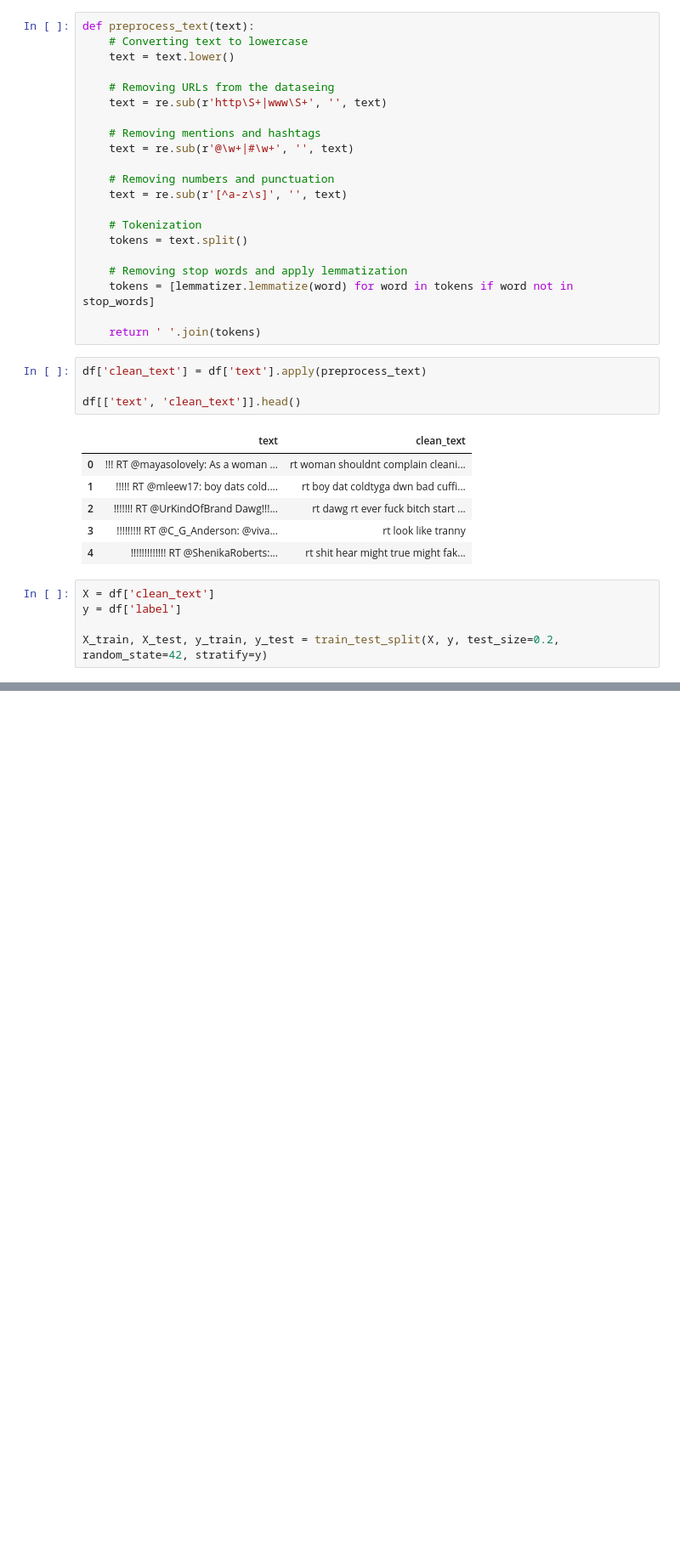
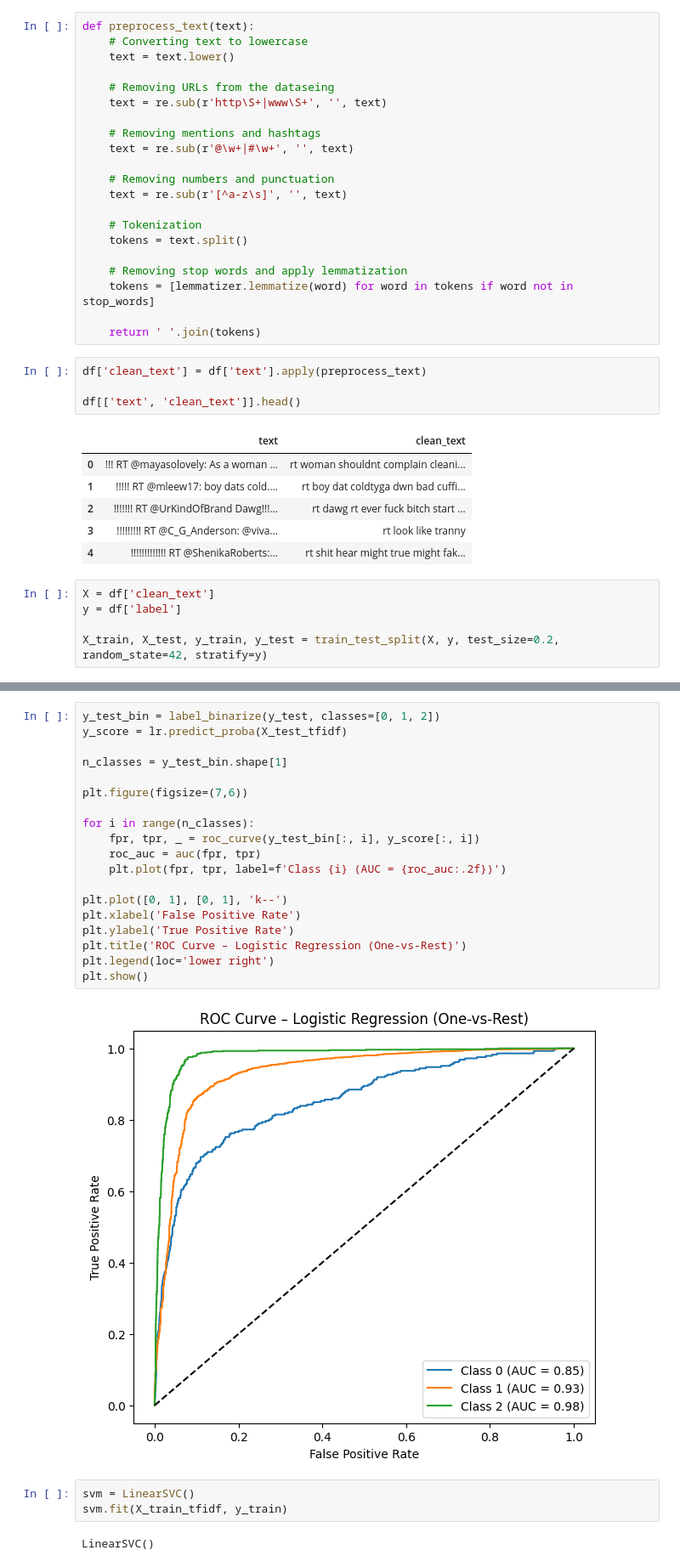
Before and after one commit to PrajjwalNakarmi/Applied-Machine-Learning, a Jupyter notebook: Hate_Speech_Detection.ipynb, the cells around one changed output, grey strips where cells are left out. Shown at 85% size. Cells and saved outputs as stored; diff of their text form; blank space fills up the shorter version.

```diff
--- a/Hate_Speech_Detection.ipynb
+++ b/Hate_Speech_Detection.ipynb
@@ -98,0 +155,26 @@ Accuracy: 0.8876336493847085
+# %%
+y_test_bin = label_binarize(y_test, classes=[0, 1, 2])
+y_score = lr.predict_proba(X_test_tfidf)
+
+n_classes = y_test_bin.shape[1]
+
+plt.figure(figsize=(7,6))
+
+for i in range(n_classes):
+    fpr, tpr, _ = roc_curve(y_test_bin[:, i], y_score[:, i])
+    roc_auc = auc(fpr, tpr)
+    plt.plot(fpr, tpr, label=f'Class {i} (AUC = {roc_auc:.2f})')
+
+plt.plot([0, 1], [0, 1], 'k--')
+plt.xlabel('False Positive Rate')
+plt.ylabel('True Positive Rate')
+plt.title('ROC Curve – Logistic Regression (One-vs-Rest)')
+plt.legend(loc='lower right')
+plt.show()
+# %% [output]
+[figure, added]
+# %%
+svm = LinearSVC()
+svm.fit(X_train_tfidf, y_train)
+# %% [output]
+LinearSVC()
```
Also changed, not shown: parts of 19 cells of this notebook.
